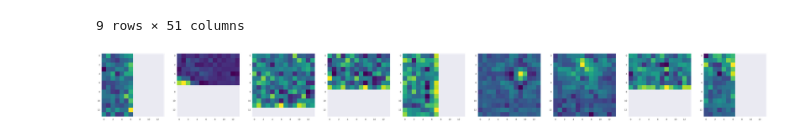
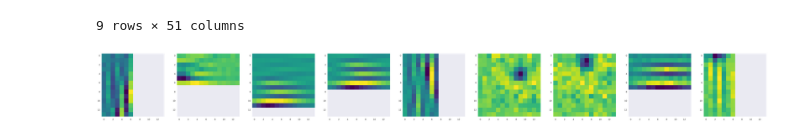
Before and after one commit to BrunoSanchez/RBMLearning, a Jupyter notebook: Plots.ipynb, the cells around one changed output. Cells and saved outputs as stored; diff of their text form; code cells hidden in the pictures.

Commit message:
Changed diagrams

```diff
--- a/Plots.ipynb
+++ b/Plots.ipynb
@@ -565,11 +612,11 @@ outliers_z
 # %%
 plt.figure(figsize=(6*len(outliers_z), 12))
 for i in range(len(outliers_z)):
-    patch = get_patch_bramich(outliers_z[i:i+1]['Y_IMAGE'],
+    patch = get_patch_zackay(outliers_z[i:i+1]['Y_IMAGE'],
                               outliers_z[i:i+1]['X_IMAGE'],
                               int(outliers_z[i:i+1]['image_id']))
     plt.subplot(1, len(outliers_z), i+1)
     plt.grid()
     plt.imshow(patch, cmap='viridis', interpolation='none')
 # %% [output]
-[figure, old version]
+[figure, new version]
```
Also changed, not shown: parts of 3 cells of this notebook, 1 other file.
